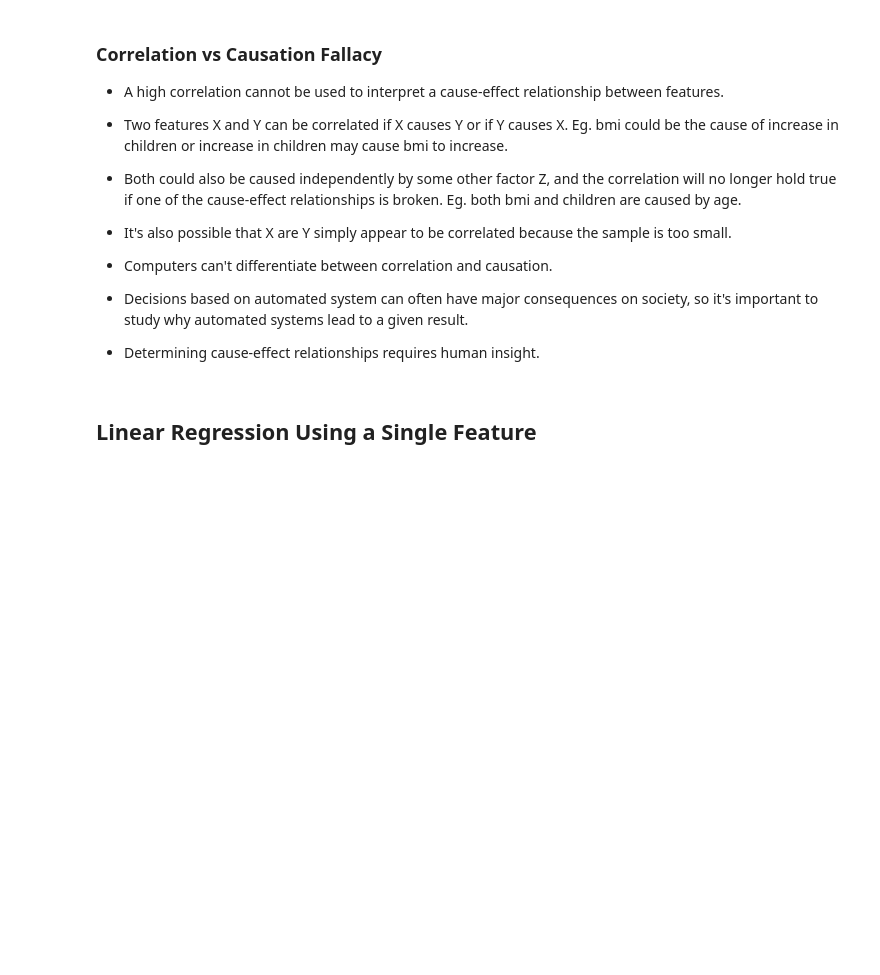
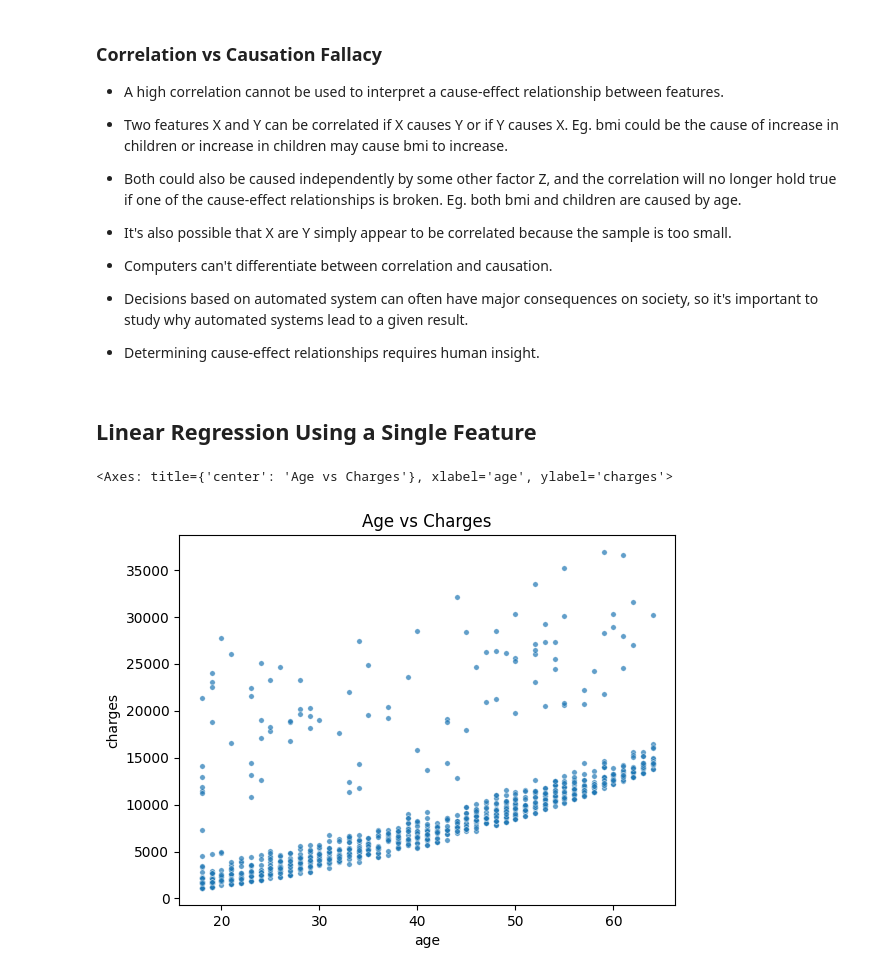
Before and after one commit to ellaliza/ai-ml-journey, a Jupyter notebook: notebooks/experiments/medical_charges_example.ipynb, the cells around one changed output. Cells and saved outputs as stored; diff of their text form; code cells hidden in the pictures; blank space fills up the shorter version.

```diff
--- a/notebooks/experiments/medical_charges_example.ipynb
+++ b/notebooks/experiments/medical_charges_example.ipynb
@@ -242,3 +242,15 @@ Eg. both bmi and children are caused by age.
 - Determining cause-effect relationships requires human insight.
 # %% [markdown]
 ## Linear Regression Using a Single Feature
+# %%
+non_smoker_df = main_dataset[main_dataset.smoker == 'no']
+# %%
+plt.title('Age vs Charges')
+sns.scatterplot(data = non_smoker_df,
+                x = "age",
+                y = "charges",
+                alpha = 0.7,
+                s = 15,)
+# %% [output]
+<Axes: title={'center': 'Age vs Charges'}, xlabel='age', ylabel='charges'>
+[figure, added]
```
Also changed, not shown: parts of 25 cells of this notebook, 2 other files.
